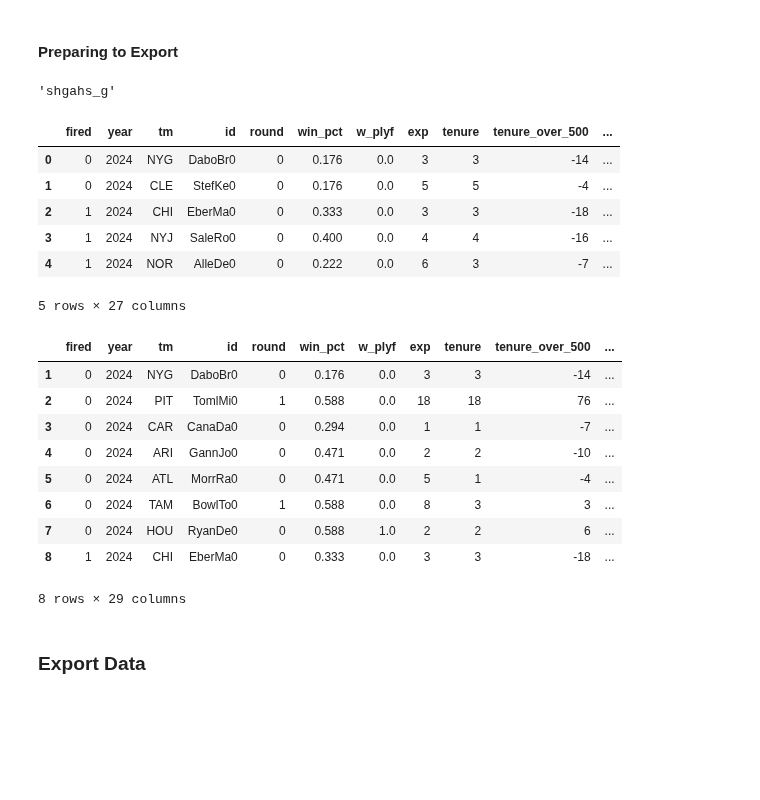
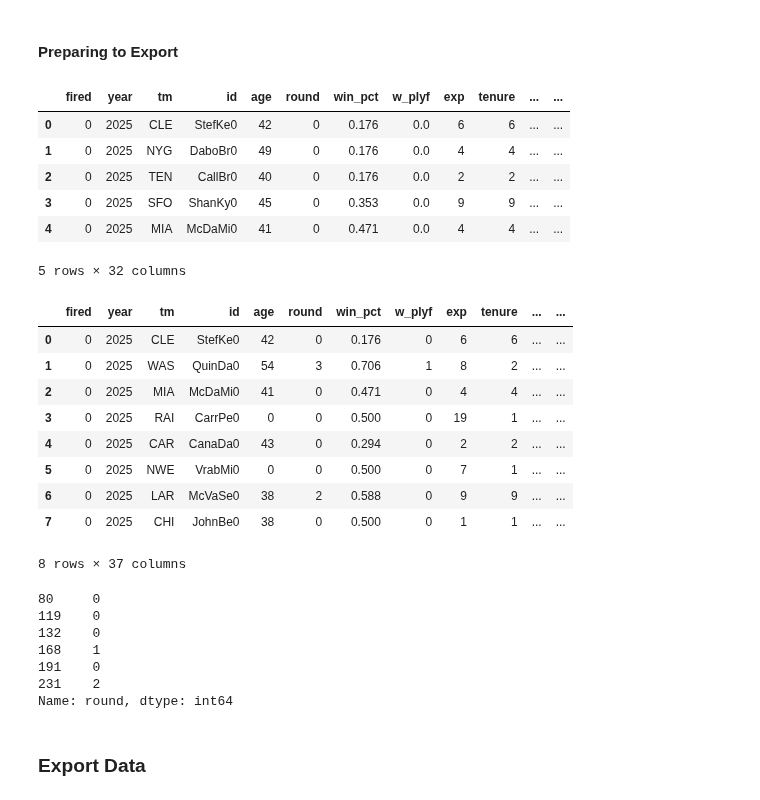
Before and after one commit to nhford/hot-seat-backend, a Jupyter notebook: hot_seat.ipynb, the cells around one changed output. Saved outputs shown, nothing was run; the diff lists cells and outputs as text; code cells hidden in the pictures; blank space fills up the shorter version.

Commit message:
recovering git loss from wins, losses output and coy rank and share

```diff
--- a/hot_seat.ipynb
+++ b/hot_seat.ipynb
@@ -824,45 +1106,75 @@ PartialDependenceDisplay.from_estimator(
 # %%
 names = pd.read_csv('input/coaches.csv',index_col=0)
 names_dict = dict(zip(names['id'],names['name']))
-# %%
-"shgahsjg".replace("j","_")
-# %% [output]
-'shgahs_g'
+# %%
+output_labeled = pd.concat([labels,final],axis=1)
+# %%
+# adding incumbent rows
+incumbents = output_labeled[(output_labeled['Year']==2024) & (output_labeled['Fired'] != 1)].copy()
+incumbents = incumbents.assign(Year=2025)
+incumbents['Exp'] += 1
+incumbents['Tenure'] += 1
+# %%
+new_coaches_labeled = pd.DataFrame(new_coach_rows)
+new_coaches_labeled['prob'] = new_coaches_labeled.apply(lambda row: model.predict_proba([row[FEATURE_NAMES]])[0][1],axis=1)
+new_coaches_labeled['pred'] = new_coaches_labeled['prob'].map(lambda x: 1 if x >= 0.5 else 0)
 # %%
-output = pd.concat([labels,final],axis=1)
+output = pd.concat([output_labeled,incumbents,new_coaches_labeled],ignore_index=True).reset_index(drop=True)
 output = output.sort_values(by=['Year','prob'],ascending=[False,False]).reset_index(drop=True)
 output['name'] = output['id'].map(names_dict)
 output['team'] = output['Tm'].map(convert_team)
 output = output.rename(columns={'Tenure (W-L)':'tenure_over_500'})
 output.columns = output.columns.map(lambda x: x.lower().replace(' ','_').replace('w-l%','win_pct'))
+
+# adding info back
+coy_path = 'processed/coy.csv'
+output = output.merge(pd.read_csv(coy_path,index_col=0)[['id','year','coy_rank']],how='left',on=['year','id'])
+output['coy_rank'] = output['coy_rank'].fillna(-1).astype(int)
+
 output.head()
 # %% [output]
-|  | fired | year | tm | id | round | win_pct | w_plyf | exp | tenure | tenure_over_500 | ... |
-| 0 | 0 | 2024 | NYG | DaboBr0 | 0 | 0.176 | 0.0 | 3 | 3 | -14 | ... |
-| 1 | 0 | 2024 | CLE | StefKe0 | 0 | 0.176 | 0.0 | 5 | 5 | -4 | ... |
-| 2 | 1 | 2024 | CHI | EberMa0 | 0 | 0.333 | 0.0 | 3 | 3 | -18 | ... |
-| 3 | 1 | 2024 | NYJ | SaleRo0 | 0 | 0.400 | 0.0 | 4 | 4 | -16 | ... |
-| 4 | 1 | 2024 | NOR | AlleDe0 | 0 | 0.222 | 0.0 | 6 | 3 | -7 | ... |
+|  | fired | year | tm | id | age | round | win_pct | w_plyf | exp | tenure | ... | ... |
+| 0 | 0 | 2025 | CLE | StefKe0 | 42 | 0 | 0.176 | 0.0 | 6 | 6 | ... | ... |
+| 1 | 0 | 2025 | NYG | DaboBr0 | 49 | 0 | 0.176 | 0.0 | 4 | 4 | ... | ... |
+| 2 | 0 | 2025 | TEN | CallBr0 | 40 | 0 | 0.176 | 0.0 | 2 | 2 | ... | ... |
+| 3 | 0 | 2025 | SFO | ShanKy0 | 45 | 0 | 0.353 | 0.0 | 9 | 9 | ... | ... |
+| 4 | 0 | 2025 | MIA | McDaMi0 | 41 | 0 | 0.471 | 0.0 | 4 | 4 | ... | ... |
-5 rows × 27 columns
+5 rows × 32 columns
 # %%
 colors = pd.read_csv('processed/team_colors.csv',index_col=0)[['team','primary','secondary']].rename(columns={'primary':'color1','secondary':'color2'})
 output = output.merge(colors,on='team')
 # %%
 # export = output[['year','id','name','team','prob','win_pct','fired']].reset_index(drop=True)
 export = output.sort_values(by=['year'],ascending=False).reset_index(drop=True)
 export.index = export.index + 1
-export[export['year']==2024].head(8)
+win_loss = get_data()[['Year','id','W','L', 'L plyf']].copy().rename(columns={'Year':'year','W':'wins','L':'losses','L plyf':'l_plyf'})
+export = export.merge(win_loss,how='left',on=['year','id'])
+
+for col in ['wins','losses','w_plyf','l_plyf']:
+    export[col] = export[col].fillna(0).astype(int)
+
+export[export['year']==2025].head(8)
 # %% [output]
-|  | fired | year | tm | id | round | win_pct | w_plyf | exp | tenure | tenure_over_500 | ... |
-| 1 | 0 | 2024 | NYG | DaboBr0 | 0 | 0.176 | 0.0 | 3 | 3 | -14 | ... |
-| 2 | 0 | 2024 | PIT | TomlMi0 | 1 | 0.588 | 0.0 | 18 | 18 | 76 | ... |
-| 3 | 0 | 2024 | CAR | CanaDa0 | 0 | 0.294 | 0.0 | 1 | 1 | -7 | ... |
-| 4 | 0 | 2024 | ARI | GannJo0 | 0 | 0.471 | 0.0 | 2 | 2 | -10 | ... |
-| 5 | 0 | 2024 | ATL | MorrRa0 | 0 | 0.471 | 0.0 | 5 | 1 | -4 | ... |
-| 6 | 0 | 2024 | TAM | BowlTo0 | 1 | 0.588 | 0.0 | 8 | 3 | 3 | ... |
-| 7 | 0 | 2024 | HOU | RyanDe0 | 0 | 0.588 | 1.0 | 2 | 2 | 6 | ... |
-| 8 | 1 | 2024 | CHI | EberMa0 | 0 | 0.333 | 0.0 | 3 | 3 | -18 | ... |
+|  | fired | year | tm | id | age | round | win_pct | w_plyf | exp | tenure | ... | ... |
+| 0 | 0 | 2025 | CLE | StefKe0 | 42 | 0 | 0.176 | 0 | 6 | 6 | ... | ... |
+| 1 | 0 | 2025 | WAS | QuinDa0 | 54 | 3 | 0.706 | 1 | 8 | 2 | ... | ... |
+| 2 | 0 | 2025 | MIA | McDaMi0 | 41 | 0 | 0.471 | 0 | 4 | 4 | ... | ... |
+| 3 | 0 | 2025 | RAI | CarrPe0 | 0 | 0 | 0.500 | 0 | 19 | 1 | ... | ... |
+| 4 | 0 | 2025 | CAR | CanaDa0 | 43 | 0 | 0.294 | 0 | 2 | 2 | ... | ... |
+| 5 | 0 | 2025 | NWE | VrabMi0 | 0 | 0 | 0.500 | 0 | 7 | 1 | ... | ... |
+| 6 | 0 | 2025 | LAR | McVaSe0 | 38 | 2 | 0.588 | 0 | 9 | 9 | ... | ... |
+| 7 | 0 | 2025 | CHI | JohnBe0 | 38 | 0 | 0.500 | 0 | 1 | 1 | ... | ... |
-8 rows × 29 columns
+8 rows × 37 columns
+# %%
+export[export['name']=='Frank Reich']['round']
+# %% [output]
+80     0
+119    0
+132    0
+168    1
+191    0
+231    2
+Name: round, dtype: int64
 # %% [markdown]
 ### Export Data
 # %%
```
Also changed, not shown: parts of 76 cells of this notebook, 58 other files.
